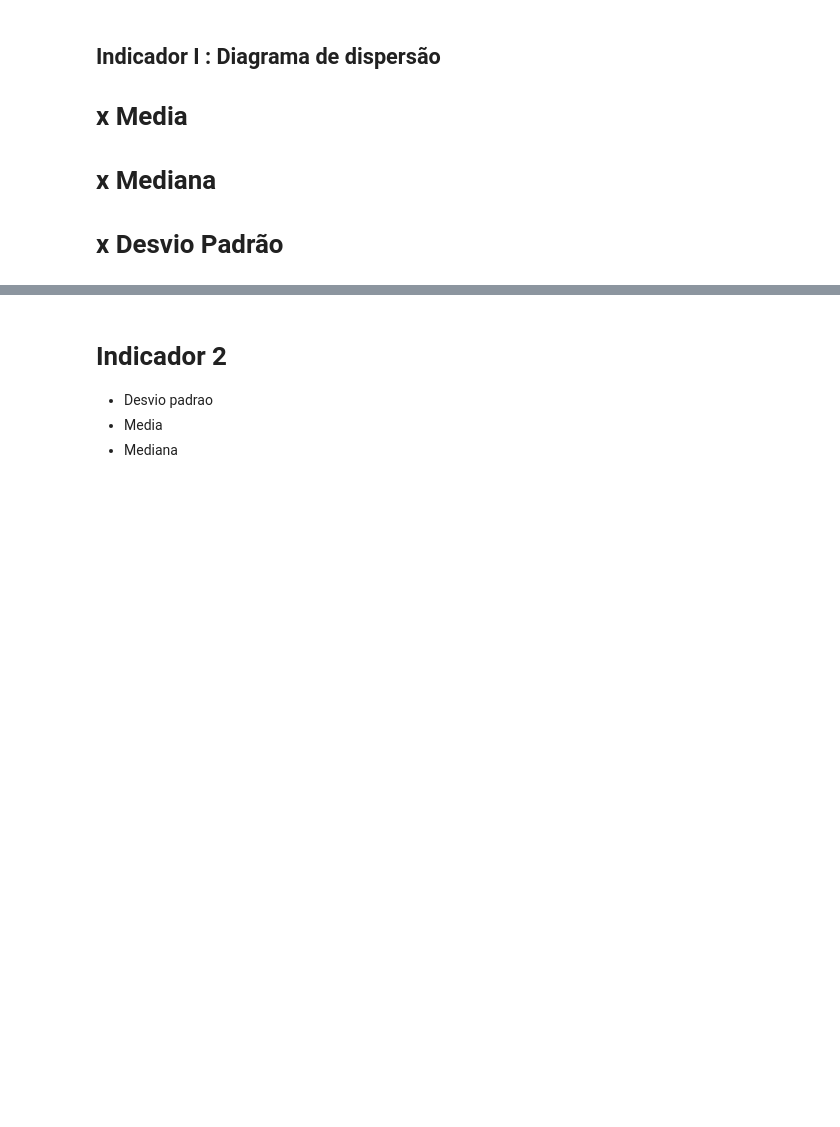
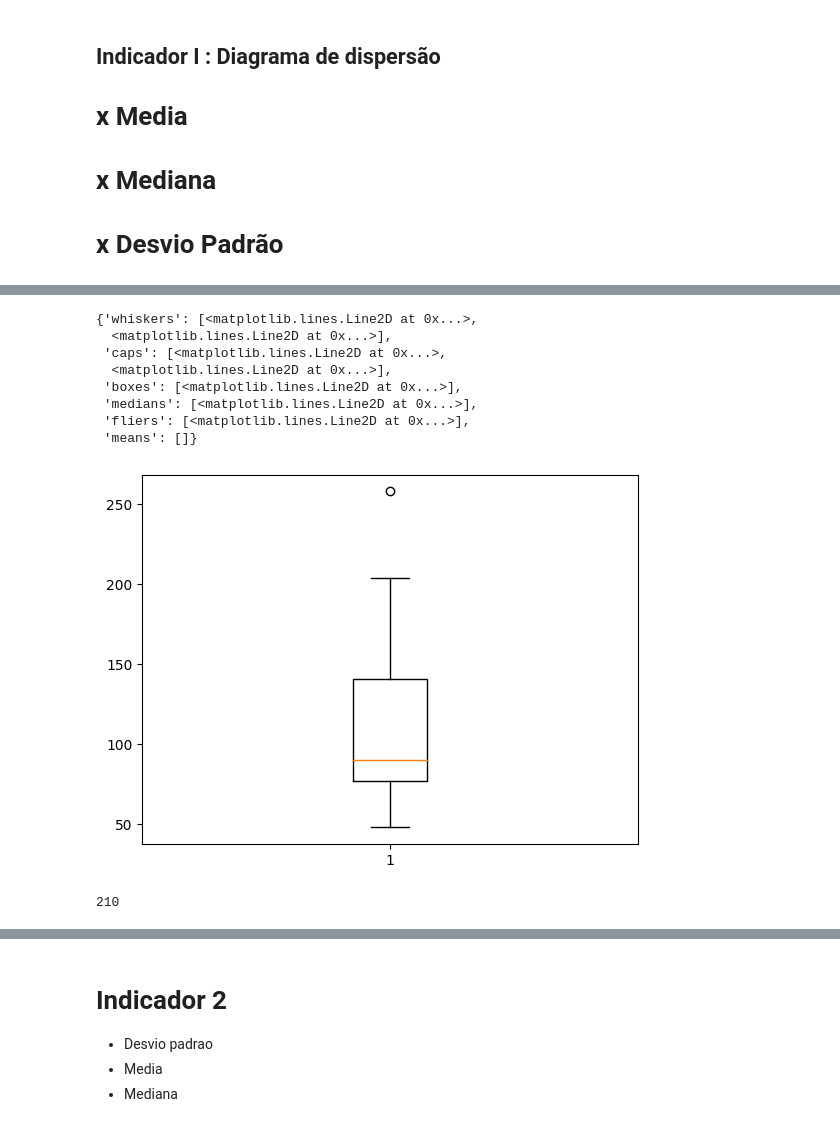
Before and after one commit to KepryDeSousa/SISAB_CNES_Ceara_Macico_de_Baturite, a Jupyter notebook: Indicadores[1,2,3].ipynb, the cells around one changed output, grey strips where cells are left out. Saved outputs shown, nothing was run; the diff lists cells and outputs as text; code cells hidden in the pictures; blank space fills up the shorter version.

```diff
--- a/Indicadores[1,2,3].ipynb
+++ b/Indicadores[1,2,3].ipynb
@@ -127,0 +158,17 @@ grafico.update_traces(marker = dict(size = 15, line=dict(width = 4)), selector =
+# %%
+plt.boxplot(x = Indicador_1.Total_2022)
+# %% [output]
+{'whiskers': [<matplotlib.lines.Line2D at 0x...>,
+  <matplotlib.lines.Line2D at 0x...>],
+ 'caps': [<matplotlib.lines.Line2D at 0x...>,
+  <matplotlib.lines.Line2D at 0x...>],
+ 'boxes': [<matplotlib.lines.Line2D at 0x...>],
+ 'medians': [<matplotlib.lines.Line2D at 0x...>],
+ 'fliers': [<matplotlib.lines.Line2D at 0x...>],
+ 'means': []}
+[figure, added]
+# %%
+amplitude = Indicador_1.Total_2022.max() - Indicador_1.Total_2022.min()
+amplitude
+# %% [output]
+210
```
Also changed, not shown: parts of 26 cells of this notebook.
